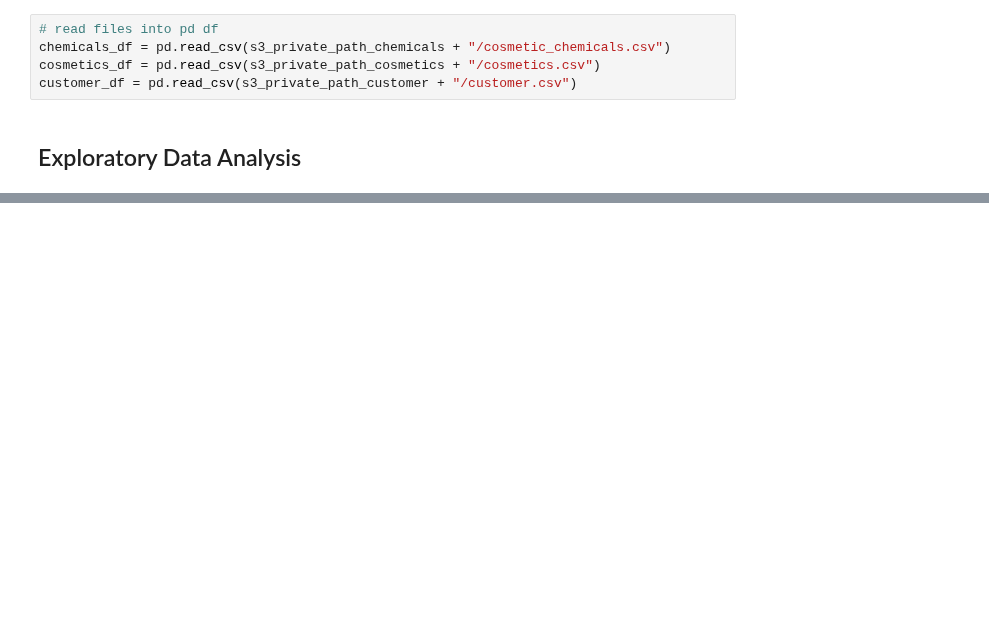
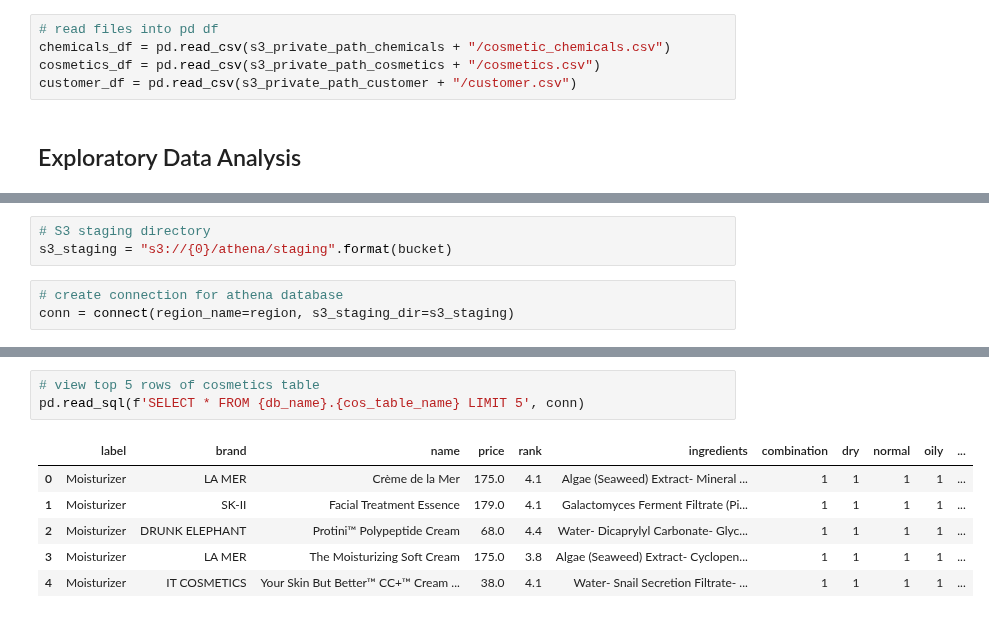
Before and after one commit to samantharivas/sc-cosmetics, a Jupyter notebook: SC-Cosmetics.ipynb, the cells around one changed output, grey strips where cells are left out. Cells and saved outputs as stored; diff of their text form; blank space fills up the shorter version.

```diff
--- a/SC-Cosmetics.ipynb
+++ b/SC-Cosmetics.ipynb
@@ -105,0 +226,6 @@ customer_df.head()
+# %%
+# S3 staging directory
+s3_staging = "s3://{0}/athena/staging".format(bucket)
+# %%
+# create connection for athena database
+conn = connect(region_name=region, s3_staging_dir=s3_staging)
@@ -105,0 +323,10 @@ customer_df.head()
+# %%
+# view top 5 rows of cosmetics table
+pd.read_sql(f'SELECT * FROM {db_name}.{cos_table_name} LIMIT 5', conn)
+# %% [output]
+|  | label | brand | name | price | rank | ingredients | combination | dry | normal | oily | ... |
+| 0 | Moisturizer | LA MER | Crème de la Mer | 175.0 | 4.1 | Algae (Seaweed) Extract- Mineral ... | 1 | 1 | 1 | 1 | ... |
+| 1 | Moisturizer | SK-II | Facial Treatment Essence | 179.0 | 4.1 | Galactomyces Ferment Filtrate (Pi... | 1 | 1 | 1 | 1 | ... |
+| 2 | Moisturizer | DRUNK ELEPHANT | Protini™ Polypeptide Cream | 68.0 | 4.4 | Water- Dicaprylyl Carbonate- Glyc... | 1 | 1 | 1 | 1 | ... |
+| 3 | Moisturizer | LA MER | The Moisturizing Soft Cream | 175.0 | 3.8 | Algae (Seaweed) Extract- Cyclopen... | 1 | 1 | 1 | 1 | ... |
+| 4 | Moisturizer | IT COSMETICS | Your Skin But Better™ CC+™ Cream ... | 38.0 | 4.1 | Water- Snail Secretion Filtrate- ... | 1 | 1 | 1 | 1 | ... |
```
Also changed, not shown: parts of 26 cells of this notebook.
